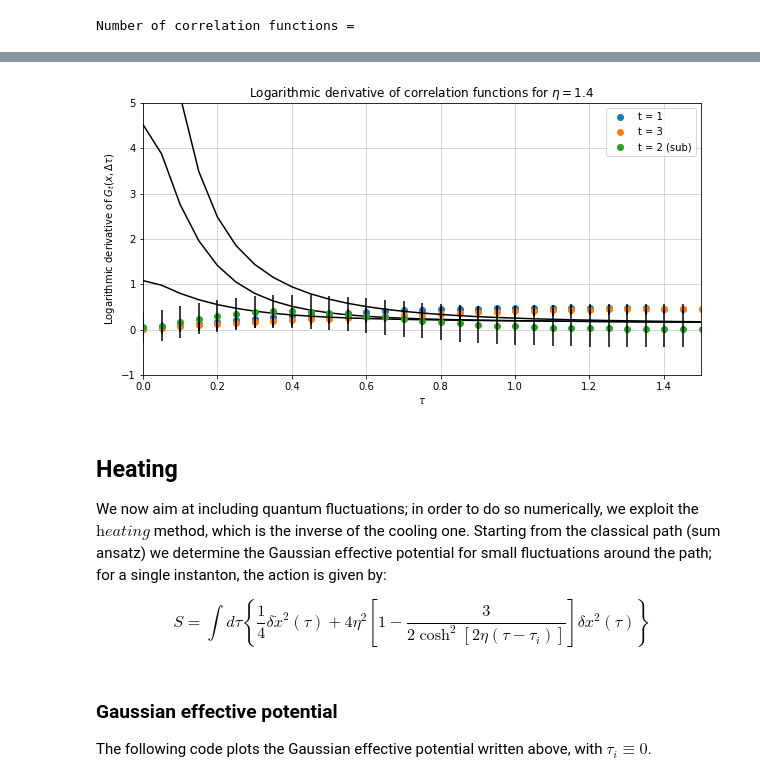
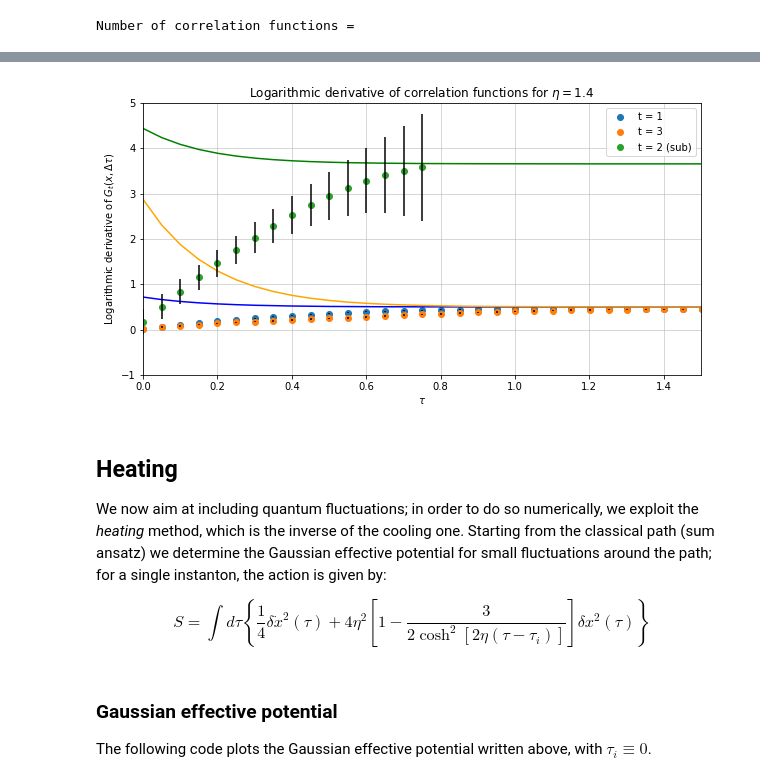
Before and after one commit to FabioOri/QuantumMonteCarlo, a Jupyter notebook: 5_randominst.ipynb, the cells around one changed output, grey strips where cells are left out. Drawn from its saved outputs; the diff is of its cells as text; code cells hidden in the pictures.

```diff
--- a/5_randominst.ipynb
+++ b/5_randominst.ipynb
@@ -311,53 +301,71 @@ plt.show()
 # %%
 # Function that computes the logarithmic derivative of a vector
-# (intended as a function of tau)
 def logder(x):
-    logx = np.log(x);
-    logder = -np.gradient(logx, a);
+
+    for i in range(len(x)):          # Avoid numerical errors in the unimportant parts of vector x
+        if x[i] <= 0:
+            x[i] = 1e-10
+
+    logx = np.log(x)
+    logder = - diff(logx) / a
+    logder = np.append(logder, 0)    # The length must be the same as the one of vector tau
+                                     # (what appears at the end has no importance)
     return logder
 
+
 # Plotting the logarithmic derivative of the correlation functions
-fig, ax = plt.subplots(figsize=(10,5))
+fig, ax = plt.subplots(figsize = (10,5))
 
 for i in range(0, Ncf, 2):
-    ax.plot(tau_vec, logder(np.abs(G_two[:,i])), 'o', label = 't = '+str(i+1))
+    ax.plot(tau_vec, logder(np.abs(G_two[:,i])), 'o', label = 't = ' + str(i+1))
 
-    logG_err = np.zeros((N,3));
+    logG_err = np.zeros((N,3))
     for j in range(N-1):
-        logG_err[j,i] = np.square(deltaG[j+1,i] / G_two[j,i]) + np.square(deltaG[j,i]*G_two[j+1,i] / np.square(G_two[j,i]));
-        logG_err[j,i] = np.sqrt(logG_err[j,i]);
+        logG_err[j,i] = np.square(deltaG[j+1,i] / G_two[j,i]) + np.square(deltaG[j,i]*G_two[j+1,i] / np.square(G_two[j,i]))
+        logG_err[j,i] = np.sqrt(logG_err[j,i])
 
     plt.errorbar(tau_vec, logder(np.abs(G_two[:,i])), yerr = logG_err[:,i], xerr = None, fmt = 'None', ecolor = 'black')
 
-for i in range(Ncf):
-    ax. plot(tau_vec, logder(np.abs(G_exact[:,i])), color = 'black')
+G_exact_sub = G_exact[:,1] - rho[0,1]            # Subtraction constant for exact correlation function
+
+ax. plot(tau_vec, logder(np.abs(G_exact[:,0])), color = 'blue')
+ax. plot(tau_vec, logder(np.abs(G_exact_sub)), color = 'green')        # Subtracted one
+ax. plot(tau_vec, logder(np.abs(G_exact[:,2])), color = 'orange')
 
 # Even-order correlation function with constant value subtracted
-Gsub = G_two[:,1] - np.square(G_one[:,1]);
-Gsub_err = np.sqrt(np.square(deltaG[:,1]) + np.square(2*G_one[:,1]*deltaG[N-1,1]));   # Error propagation
+Gsub = G_two[:,1] - np.power(G_two[N-1,0], 2)
+Gsub_err = np.sqrt(np.square(deltaG[:,1]) + np.square(2*G_two[N-1,0]*deltaG[N-1,0]))     # Error propagation
 
 # Computing the errors of the logarithmic derivative
-logG_err = np.zeros(N);
+logG_err = np.zeros(N)
 for j in range(N-1):
-    logG_err[j] = np.square(Gsub_err[j+1] / Gsub[j]) + np.square(Gsub_err[j]*Gsub[j+1] / np.square(Gsub[j]));
-    logG_err[j] = np.sqrt(logG_err[j]);
+    logG_err[j] = np.square(Gsub_err[j+1] / Gsub[j]) + np.square(Gsub_err[j]*Gsub[j+1] / np.square(Gsub[j]))
+    logG_err[j] = np.sqrt(logG_err[j])
 
-ax.plot(tau_vec, logder(np.abs(Gsub)), 'o', label = 't = 2 (sub)')
-plt.errorbar(tau_vec, logder(np.abs(Gsub)), logG_err, xerr = None, fmt = 'None', ecolor = 'black')
+# Plotting the subtracted correlation function
+Nkeep = 16                         # Number of points to be kept for the subtracted correlation function
+tau_vecS = tau_vec[:Nkeep]
+logderS = logder(np.abs(Gsub))
+logderS = logderS[:Nkeep]
+logG_errS = logG_err[:Nkeep]
 
-ax.set_xlabel('$\\tau$');
-ax.set_ylabel('Logarithmic derivative of $G_t(x,\Delta\\tau)$');
+# Plotting the subtracted correlation function
+ax.plot(tau_vecS, logderS, 'o', label = 't = 2 (sub)')
+plt.errorbar(tau_vecS, logderS, logG_errS, xerr = None, fmt = 'None', ecolor = 'black')
+
+ax.set_xlabel('$\\tau$')
+ax.set_ylabel('Logarithmic derivative of $G_t(x,\Delta\\tau)$')
 plt.xlim([0, 1.5])
 plt.ylim([-1, 5])
-plt.grid(linewidth=0.5);
-plt.title('Logarithmic derivative of correlation functions for $\eta =$'+str(eta));
-plt.legend();
+plt.grid(linewidth = 0.5)
+plt.title('Logarithmic derivative of correlation functions for $\eta =$' + str(eta));
+plt.legend()
 plt.show()
 # %% [output]
-[figure, old version]
+[figure, new version]
 # %% [markdown]
 ## Heating
-We now aim at including quantum fluctuations; in order to do so numerically, we exploit the $\textit{heating}$ method, which is the inverse of the cooling one. Starting from the classical path (sum ansatz) we determine the Gaussian effective potential for small fluctuations around the path; for a single instanton, the action is given by:
+We now aim at including quantum fluctuations; in order to do so numerically, we exploit the _heating_ method, which is the inverse of the cooling one. Starting from the classical path (sum ansatz) we determine the Gaussian effective potential for small fluctuations around the path; for a single instanton, the action is given by:
 
 $$
 S=\int d\tau \left\{\frac{1}{4}\delta\dot{x}^2(\tau)+4\eta^2\left[1-\frac{3}{2\cosh^2{[2\eta(\tau-\tau_i)]}}\right]\delta x^2(\tau)\right\}
```
Also changed, not shown: parts of 26 cells of this notebook, 2 other files.
